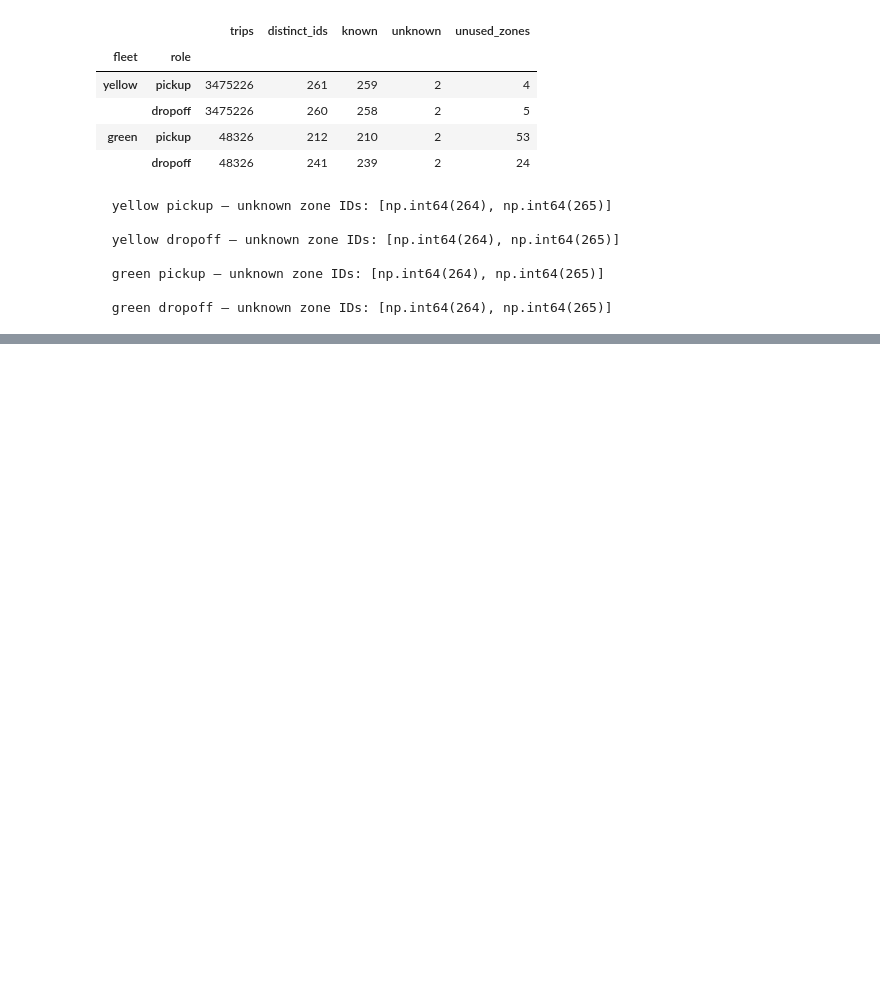
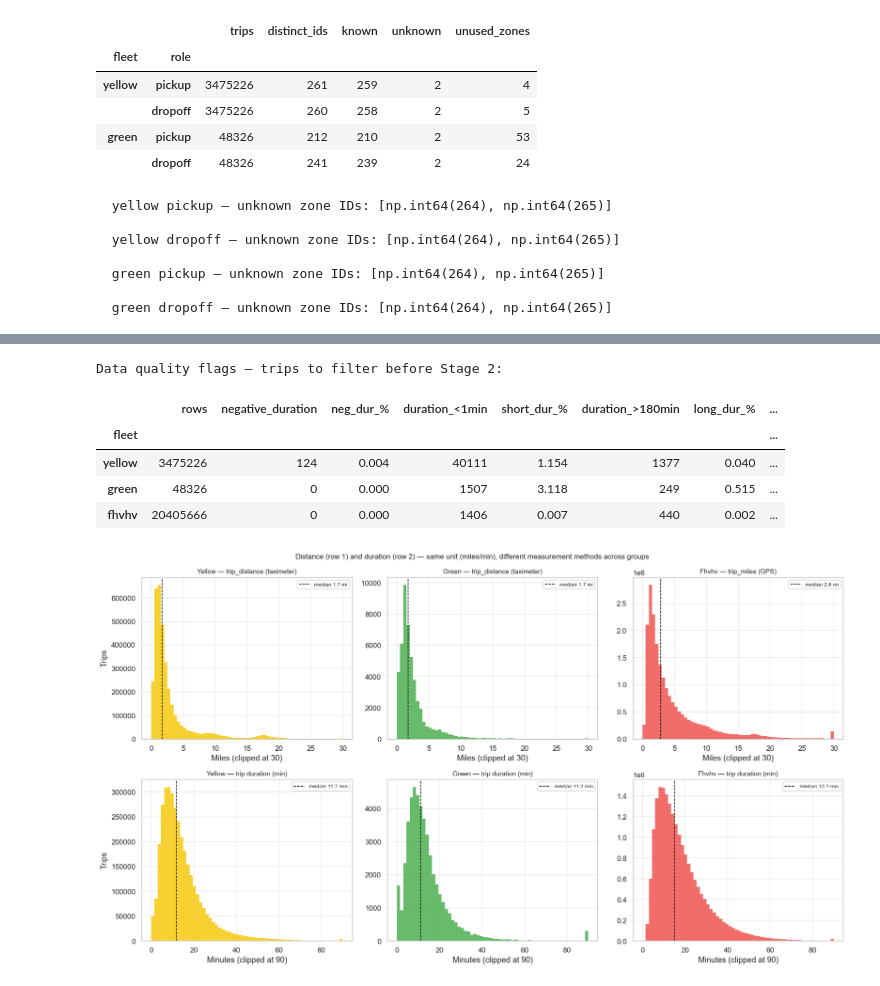
Before and after one commit to tungtt/cab-cravings, a Jupyter notebook: notebooks/01_tlc_eda.ipynb, the cells around one changed output, grey strips where cells are left out. Saved outputs shown, nothing was run; the diff lists cells and outputs as text; code cells hidden in the pictures; blank space fills up the shorter version.

```diff
--- a/notebooks/01_tlc_eda.ipynb
+++ b/notebooks/01_tlc_eda.ipynb
@@ -737,0 +1026,80 @@ Taxi zone reference: 263 zones  (ID range 1–263)
+# %%
+# import struct as _struct
+
+DIST_COLS = {"yellow": "trip_distance", "green": "trip_distance", "fhvhv": "trip_miles"}
+
+dist_series = {}
+dur_series  = {}
+flag_rows   = []
+
+for fleet, dist_col in DIST_COLS.items():
+    pu_col = PICKUP_COL[fleet]
+    do_col = DROPOFF_COL[fleet]
+    df = pd.read_parquet(FLEET[fleet], columns=[pu_col, do_col, dist_col]).dropna()
+
+    dist = df[dist_col]
+    dur  = (df[do_col] - df[pu_col]).dt.total_seconds() / 60  # minutes
+
+    dist_series[fleet] = dist
+    dur_series[fleet]  = dur
+
+    n = len(df)
+    neg_dur   = (dur  <  0).sum()
+    short_dur = (dur  <  1).sum()
+    long_dur  = (dur  > 180).sum()
+    zero_dist = (dist == 0).sum()
+    flag_rows.append({
+        "fleet": fleet, "rows": n,
+        "negative_duration":  neg_dur,   "neg_dur_%":   round(neg_dur   / n * 100, 3),
+        "duration_<1min":     short_dur, "short_dur_%": round(short_dur / n * 100, 3),
+        "duration_>180min":   long_dur,  "long_dur_%":  round(long_dur  / n * 100, 3),
+        "zero_distance":      zero_dist, "zero_dist_%": round(zero_dist / n * 100, 3),
+    })
+
+print("Data quality flags — trips to filter before Stage 2:")
+display(pd.DataFrame(flag_rows).set_index("fleet"))
+
+# Distance and duration histograms — one column per fleet
+DIST_CLIP = 30   # miles
+DUR_CLIP  = 90   # minutes
+
+fig, axes = plt.subplots(2, 3, figsize=(16, 9))
+axes[0][0].set_ylabel("Trips")
+axes[1][0].set_ylabel("Trips")
+
+for col, fleet in enumerate(["yellow", "green", "fhvhv"]):
+    dist_col = DIST_COLS[fleet]
+    method   = "taximeter" if fleet in METERED else "GPS"
+
+    d = dist_series[fleet].clip(0, DIST_CLIP)
+    t = dur_series[fleet].clip(0, DUR_CLIP)
+
+    axes[0][col].hist(d, bins=60, color=FLEET_COLORS[fleet], alpha=0.85, edgecolor="none")
+    axes[0][col].set_title(f"{fleet.title()} - {dist_col} ({method})", fontsize=10)
+    axes[0][col].set_xlabel(f"Miles (clipped at {DIST_CLIP})")
+    axes[0][col].axvline(d.median(), color="black", linestyle="--", linewidth=1,
+                         label=f"median {d.median():.1f} mi")
+    axes[0][col].legend(fontsize=8)
+    axes[0][col].grid(alpha=0.4)
+
+    axes[1][col].hist(t, bins=60, color=FLEET_COLORS[fleet], alpha=0.85, edgecolor="none")
+    axes[1][col].set_title(f"{fleet.title()} - trip duration (min)", fontsize=10)
+    axes[1][col].set_xlabel(f"Minutes (clipped at {DUR_CLIP})")
+    axes[1][col].axvline(t.median(), color="black", linestyle="--", linewidth=1,
+                         label=f"median {t.median():.1f} min")
+    axes[1][col].legend(fontsize=8)
+    axes[1][col].grid(alpha=0.4)
+
+plt.suptitle(
+    "Distance (row 1) and duration (row 2) — same unit (miles/min), different measurement methods across groups",
+    fontsize=11)
+plt.tight_layout()
+plt.show()
+# %% [output]
+Data quality flags — trips to filter before Stage 2:
+|  | rows | negative_duration | neg_dur_% | duration_<1min | short_dur_% | duration_>180min | long_dur_% | ... |
+| fleet |  |  |  |  |  |  |  | ... |
+| yellow | 3475226 | 124 | 0.004 | 40111 | 1.154 | 1377 | 0.040 | ... |
+| green | 48326 | 0 | 0.000 | 1507 | 3.118 | 249 | 0.515 | ... |
+| fhvhv | 20405666 | 0 | 0.000 | 1406 | 0.007 | 440 | 0.002 | ... |
+[figure, added]
```
Also changed, not shown: parts of 21 cells of this notebook.
